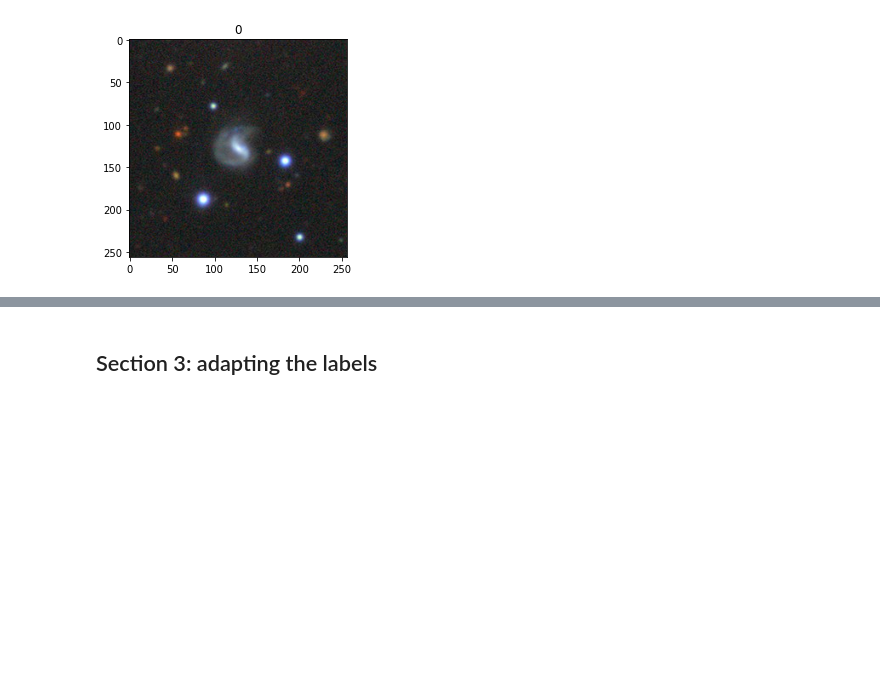
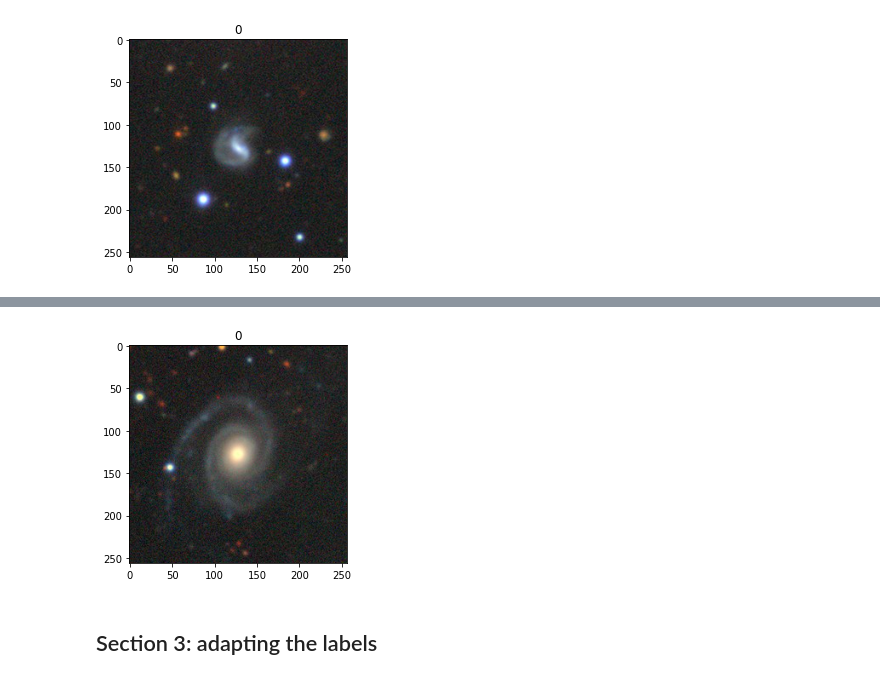
Before and after one commit to emadonev/galaxy_merger, a Jupyter notebook: nbs/03_Real_data.ipynb, the cells around one changed output, grey strips where cells are left out. Cells and saved outputs as stored; diff of their text form; code cells hidden in the pictures; blank space fills up the shorter version.

```diff
--- a/nbs/03_Real_data.ipynb
+++ b/nbs/03_Real_data.ipynb
@@ -67,9 +71,11 @@ plt.show()
 # %%
-image = images_r[555]
+image = images_r[9984]
 norm = simple_norm(image, 'log', max_percent=99.75)
 plt.imshow(image, aspect='equal', norm=norm)
-plt.title(labels_r[555])
+plt.title(labels_r[9984])
 plt.show()
+# %% [output]
+[figure, added]
 # %% [markdown]
 ## Section 3: adapting the labels
 # %% [markdown]
```
Also changed, not shown: parts of 27 cells of this notebook.
